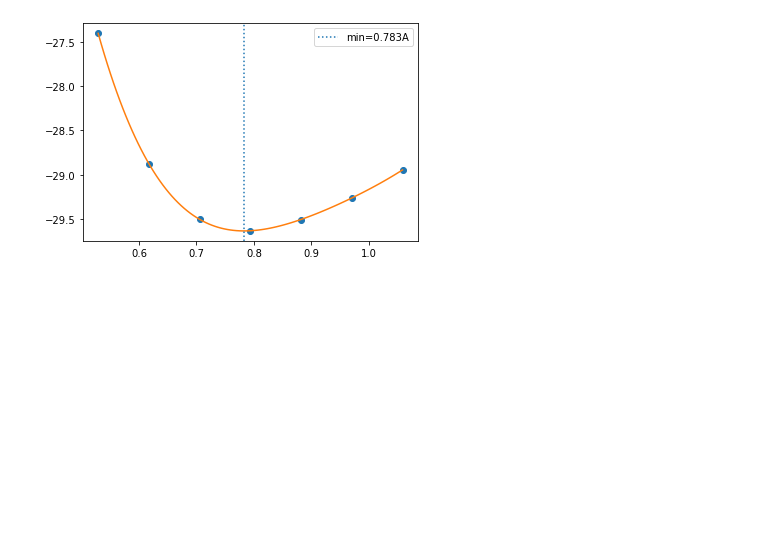
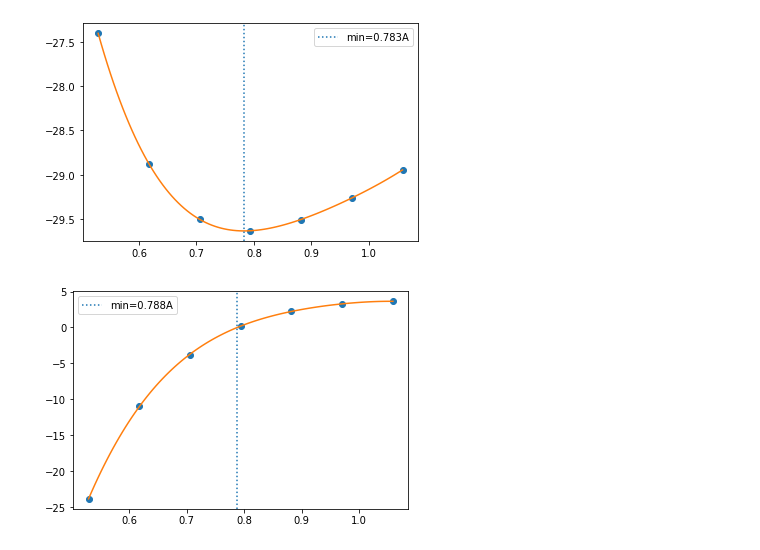
Before and after one commit to jochym/abinitio-methods, a Jupyter notebook: 01_Basic_Calculation.ipynb, the cells around one changed output. Cells and saved outputs as stored; diff of their text form; code cells hidden in the pictures; blank space fills up the shorter version.

Commit message:
Add forces fitting

```diff
--- a/01_Basic_Calculation.ipynb
+++ b/01_Basic_Calculation.ipynb
@@ -43,9 +42,12 @@ H2.get_potential_energy()
 # %%
 EvsD = []
 FvsD = []
+print('   d      E      F\n---------------------')
 for d in np.linspace(1, 2, 7):
     H2.set_positions([(0,0,0),(0,0,d*Bohr)])
-    EvsD.append([d,H2.get_potential_energy()])
-    FvsD.append([d,H2.get_forces()])
-    print(d, EvsD[-1])
+    E = H2.get_potential_energy()
+    F = H2.get_forces()[0,2]
+    EvsD.append([d, E])
+    FvsD.append([d, F])
+    print(f'{d:5.2f}: {E:6.2f} {F:6.2f}')
 # %% [output]
@@ -59,4 +63,5 @@ for d in np.linspace(1, 2, 7):
 # %%
+FvsD = np.array(FvsD).T
 EvsD = np.array(EvsD).T
 # %%
 fit = np.polyfit(EvsD[0]*Bohr, EvsD[1], 4)
@@ -70,3 +75,15 @@ plt.axvline(mpos, ls=':', label=f'min={mpos:.3f}A')
 plt.legend();
 # %% [output]
 [figure]
+# %%
+fit = np.polyfit(FvsD[0]*Bohr, FvsD[1], 4)
+# %%
+mpos = [np.real(r) for r in np.roots(fit) if abs(np.imag(r))<1e-3][-1]
+# %%
+plt.plot(FvsD[0]*Bohr, FvsD[1], "o")
+d = np.linspace(1*Bohr,2*Bohr,100)
+plt.plot(d, np.polyval(fit, d), "-")
+plt.axvline(mpos, ls=':', label=f'min={mpos:.3f}A')
+plt.legend();
+# %% [output]
+[figure, added]
```
Also changed, not shown: parts of 3 cells of this notebook.
